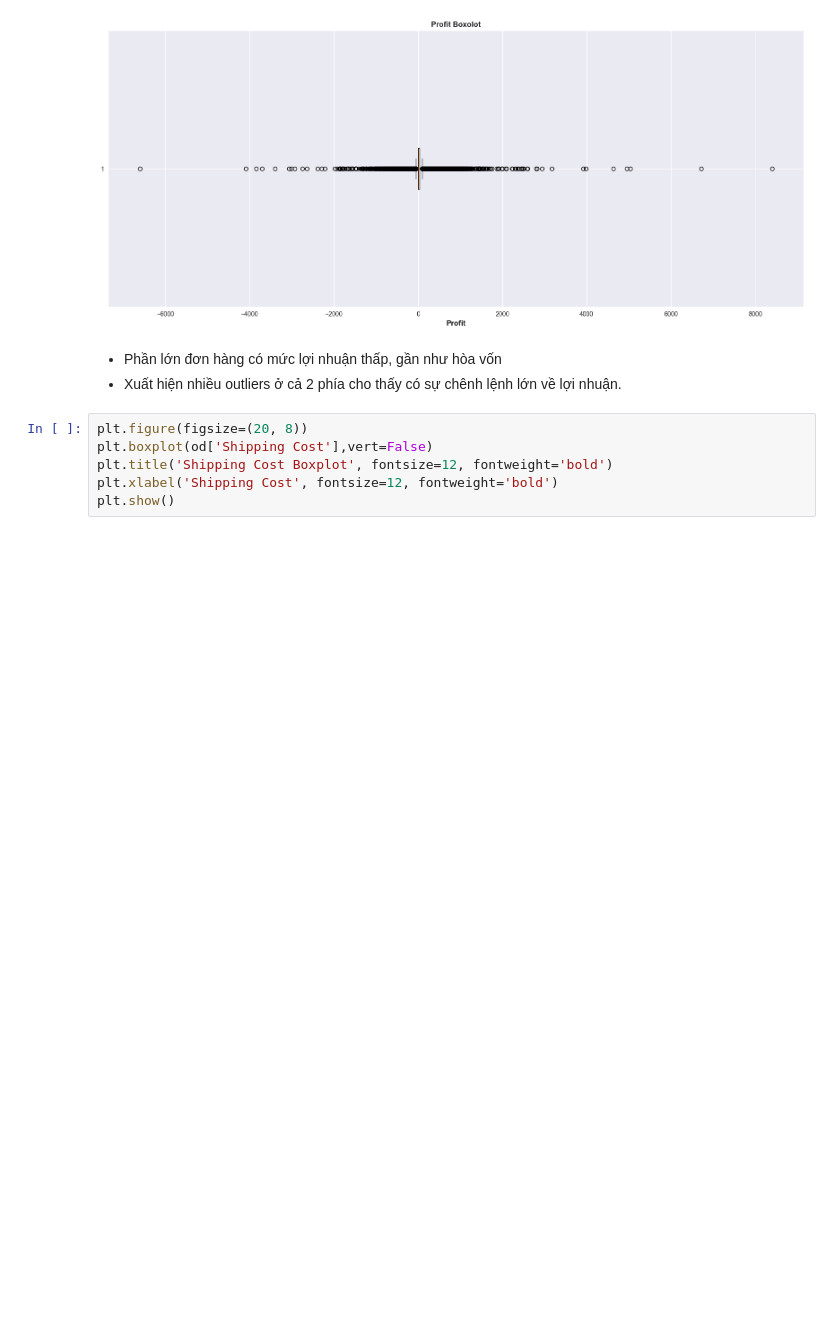
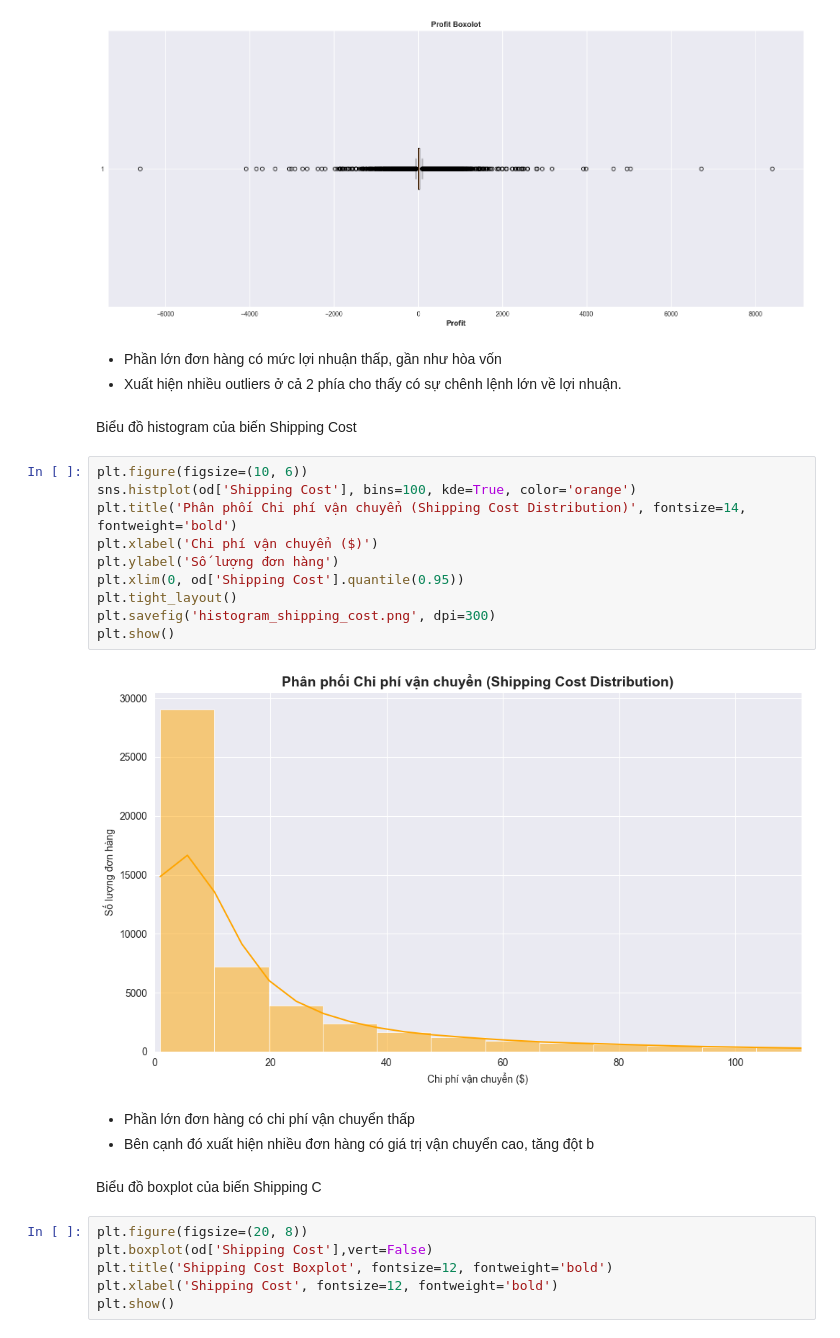
Before and after one commit to TranggVu/TranggVu_GlobalSuperStore, a Jupyter notebook: Global_Superstore.ipynb, the cells around one changed output. Cells and saved outputs as stored; diff of their text form; blank space fills up the shorter version.

```diff
--- a/Global_Superstore.ipynb
+++ b/Global_Superstore.ipynb
@@ -159,6 +158,25 @@ plt.show()
 # %% [markdown]
 - Phần lớn đơn hàng có mức lợi nhuận thấp, gần như hòa vốn
 - Xuất hiện nhiều outliers ở cả 2 phía cho thấy có sự chênh lệnh lớn về lợi nhuận.
+# %% [markdown]
+Biểu đồ histogram của biến Shipping Cost
+# %%
+plt.figure(figsize=(10, 6))
+sns.histplot(od['Shipping Cost'], bins=100, kde=True, color='orange')
+plt.title('Phân phối Chi phí vận chuyển (Shipping Cost Distribution)', fontsize=14, fontweight='bold')
+plt.xlabel('Chi phí vận chuyển ($)')
+plt.ylabel('Số lượng đơn hàng')
+plt.xlim(0, od['Shipping Cost'].quantile(0.95))
+plt.tight_layout()
+plt.savefig('histogram_shipping_cost.png', dpi=300)
+plt.show()
+# %% [output]
+[figure, added]
+# %% [markdown]
+- Phần lớn đơn hàng có chi phí vận chuyển thấp
+- Bên cạnh đó xuất hiện nhiều đơn hàng có giá trị vận chuyển cao, tăng đột b
+# %% [markdown]
+Biểu đồ boxplot của biến Shipping C
 # %%
 plt.figure(figsize=(20, 8))
 plt.boxplot(od['Shipping Cost'],vert=False)
```
Also changed, not shown: parts of 6 cells of this notebook.
